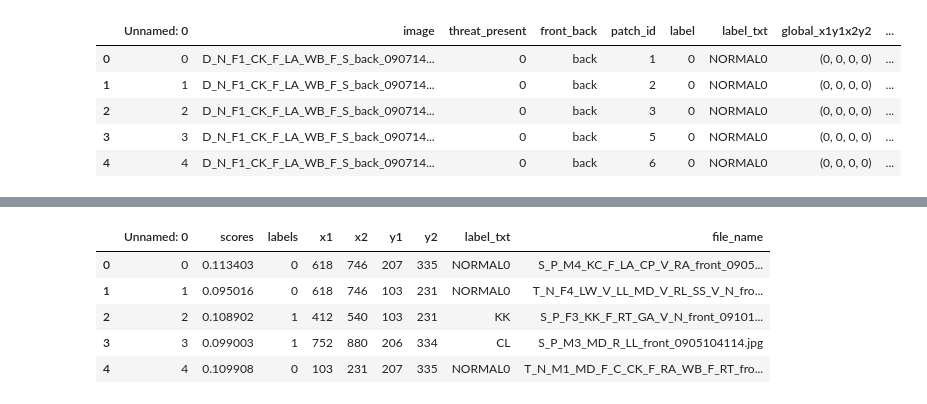
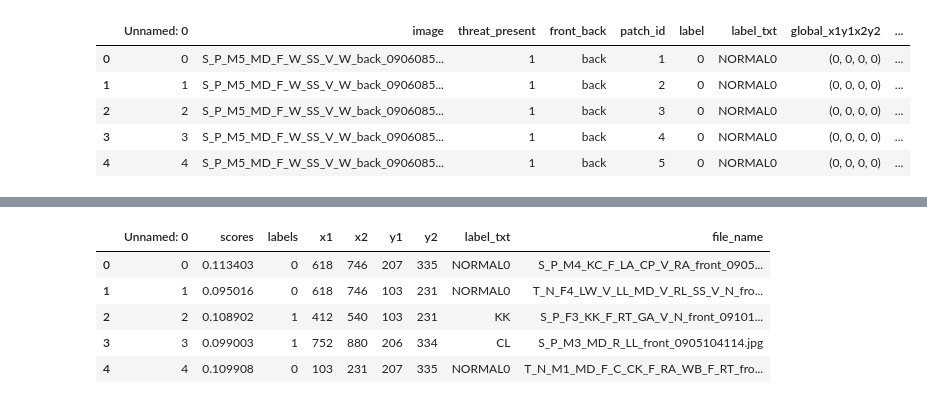
Before and after one commit to Redcof/Skip-Attention-GAN, a Jupyter notebook: anomaly_histogram.ipynb, the cells around one changed output, grey strips where cells are left out. Cells and saved outputs as stored; diff of their text form; code cells hidden in the pictures.

```diff
--- a/anomaly_histogram.ipynb
+++ b/anomaly_histogram.ipynb
@@ -1,25 +1,25 @@
 # %%
 import pandas as pd
 import numpy as np
 import matplotlib.pyplot as plt
 import matplotlib.patches as patches
 import seaborn as sns
 import pathlib
 data_root = pathlib.Path("/Users/soumen/Downloads/Datasets/ActiveTerahertzImagingDataset/THZ_dataset_det_VOC")
 img_root = data_root / "JPEGImages"
 xml_root = data_root / "Annotations"
 import cv2
-patch_db = "customdataset/atz/atz_patch_dataset__3_128_36_v2_10%_30_99%.csv"
+patch_db = "customdataset/atz/atz_patch_dataset__3_128_36_v2_10%_30_99%_nomulti.csv"
 df_patch = pd.read_csv(patch_db)
 
 df_patch.head()
 # %% [output]
 |  | Unnamed: 0 | image | threat_present | front_back | patch_id | label | label_txt | global_x1y1x2y2 | ... |
-| 0 | 0 | D_N_F1_CK_F_LA_WB_F_S_back_090714... | 0 | back | 1 | 0 | NORMAL0 | (0, 0, 0, 0) | ... |
-| 1 | 1 | D_N_F1_CK_F_LA_WB_F_S_back_090714... | 0 | back | 2 | 0 | NORMAL0 | (0, 0, 0, 0) | ... |
-| 2 | 2 | D_N_F1_CK_F_LA_WB_F_S_back_090714... | 0 | back | 3 | 0 | NORMAL0 | (0, 0, 0, 0) | ... |
-| 3 | 3 | D_N_F1_CK_F_LA_WB_F_S_back_090714... | 0 | back | 5 | 0 | NORMAL0 | (0, 0, 0, 0) | ... |
-| 4 | 4 | D_N_F1_CK_F_LA_WB_F_S_back_090714... | 0 | back | 6 | 0 | NORMAL0 | (0, 0, 0, 0) | ... |
+| 0 | 0 | S_P_M5_MD_F_W_SS_V_W_back_0906085... | 1 | back | 1 | 0 | NORMAL0 | (0, 0, 0, 0) | ... |
+| 1 | 1 | S_P_M5_MD_F_W_SS_V_W_back_0906085... | 1 | back | 2 | 0 | NORMAL0 | (0, 0, 0, 0) | ... |
+| 2 | 2 | S_P_M5_MD_F_W_SS_V_W_back_0906085... | 1 | back | 3 | 0 | NORMAL0 | (0, 0, 0, 0) | ... |
+| 3 | 3 | S_P_M5_MD_F_W_SS_V_W_back_0906085... | 1 | back | 4 | 0 | NORMAL0 | (0, 0, 0, 0) | ... |
+| 4 | 4 | S_P_M5_MD_F_W_SS_V_W_back_0906085... | 1 | back | 5 | 0 | NORMAL0 | (0, 0, 0, 0) | ... |
 # %%
 def splitt(x):
     return pd.Series(x.strip(')').strip('(').split(',')).astype('int')
```
Also changed, not shown: parts of 8 cells of this notebook, 4 other files.
